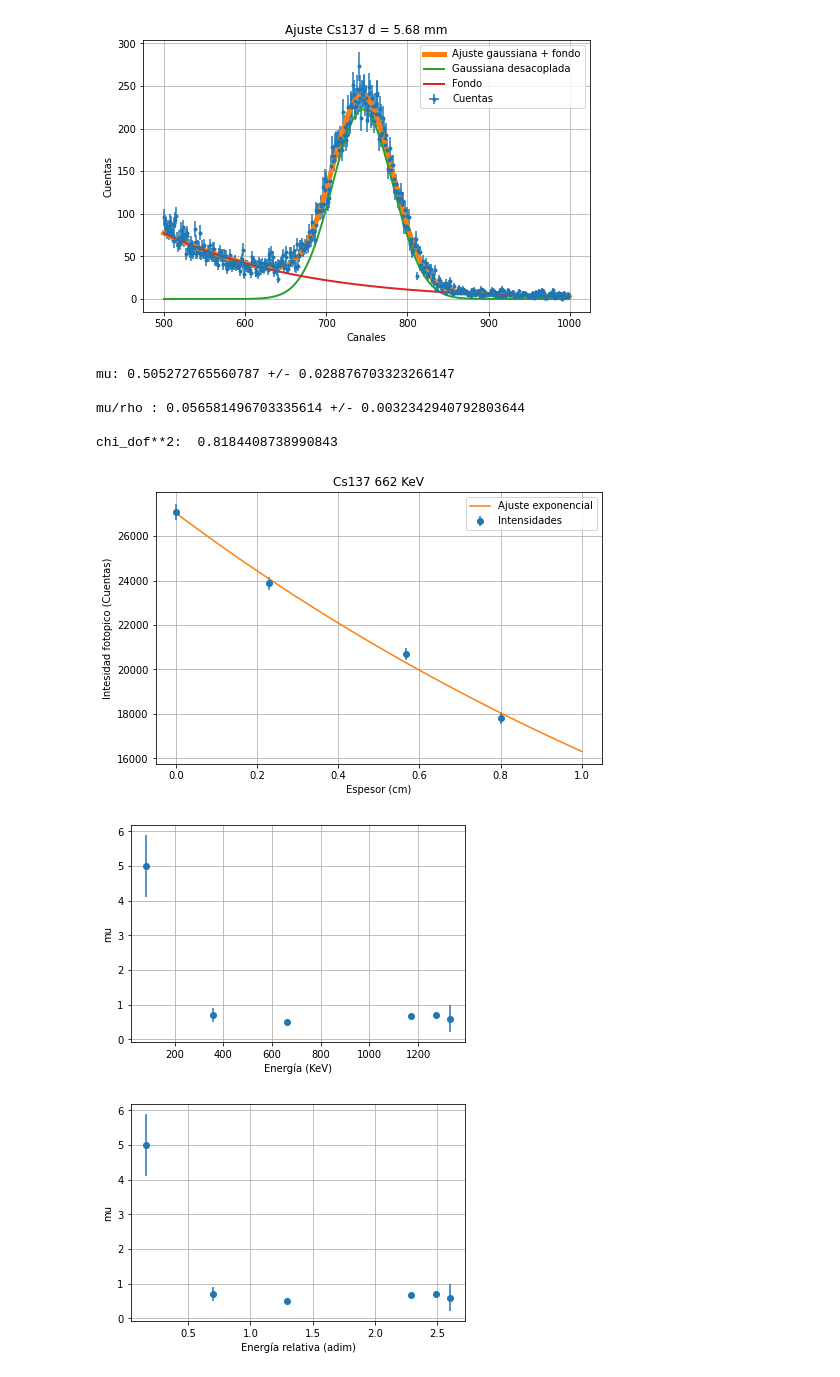
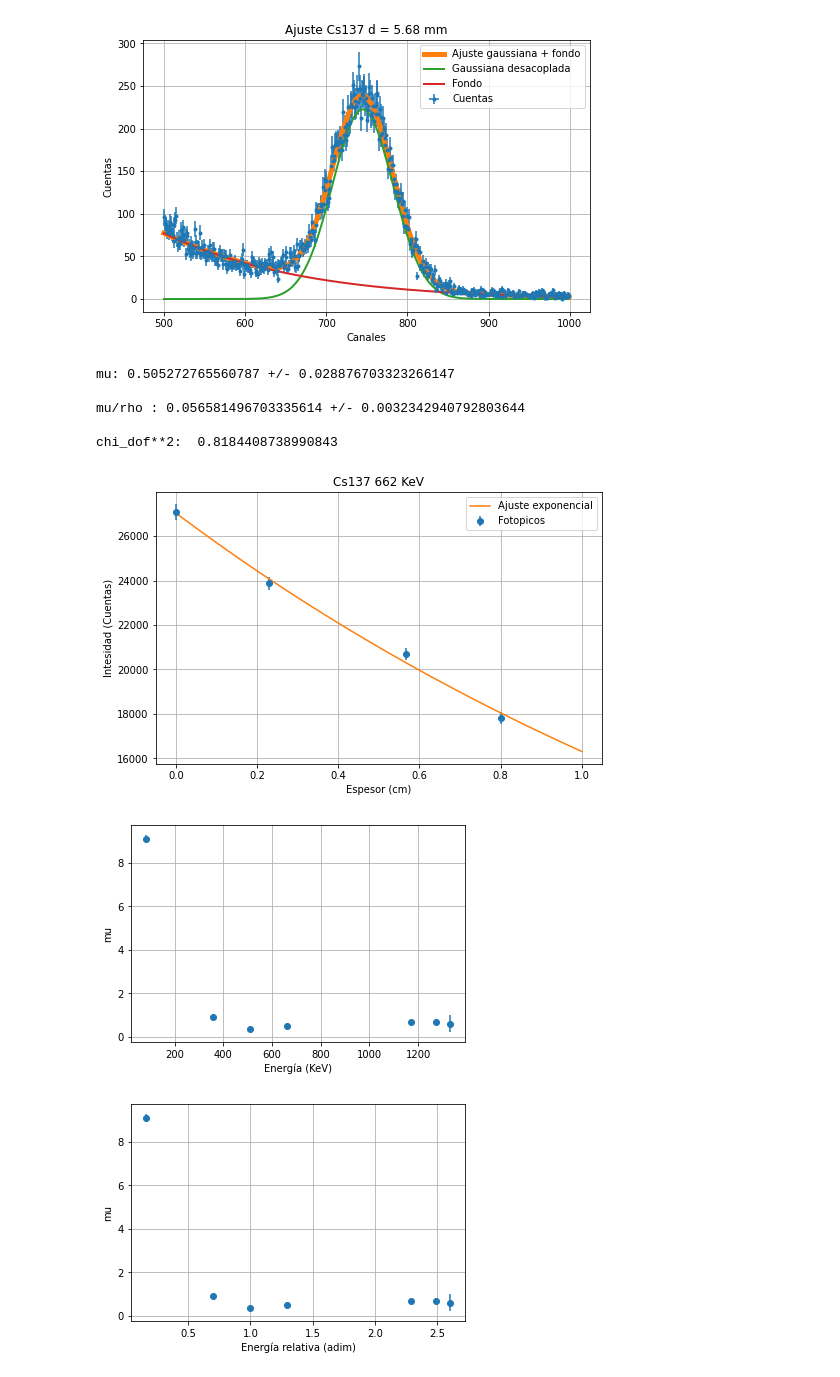
Before and after one commit to expe-cuanticos-2/Analisis_2021, a Jupyter notebook: GrupoB/01_Gamma/tp1_gamma_cui.ipynb, the cells around one changed output. Drawn from its saved outputs; the diff is of its cells as text; code cells hidden in the pictures.

```diff
--- a/GrupoB/01_Gamma/tp1_gamma_cui.ipynb
+++ b/GrupoB/01_Gamma/tp1_gamma_cui.ipynb
@@ -242,10 +242,10 @@ print("chi_dof**2: ", chi_red_dof,'\n')
 # grafico
 
 fig = plt.figure(figsize=(8,5))
-plt.errorbar(d_cs137,I_cs137, yerr = err_I_cs137, fmt = 'o', label='Intensidades')
+plt.errorbar(d_cs137,I_cs137, yerr = err_I_cs137, fmt = 'o', label='Fotopicos')
 plt.plot(d_cs137_cont, exp(fit_params,d_cs137_cont), label='Ajuste exponencial')
 plt.xlabel("Espesor (cm)")
-plt.ylabel("Intesidad fotopico (Cuentas)")
+plt.ylabel("Intesidad (Cuentas)")
 plt.title(r"Cs137 662 KeV")
 plt.grid()
 plt.legend()
@@ -256,28 +256,28 @@ mu: 0.505272765560787 +/- 0.028876703323266147
 mu/rho : 0.056581496703335614 +/- 0.0032342940792803644
 
 chi_dof**2:  0.8184408738990843
-[figure, old version]
+[figure, new version]
 # %%
 # valores de mu para las distintas fuentes reportados por todos los grupos
-mus=[5,0.7,0.51,0.66,0.7,0.6]
-errmus=[0.9,0.2,0.03,0.05,0.1,0.4]
-en=[81,356,662,1173,1275,1332]
+mus=[9.1,0.9,0.35,0.51,0.66,0.7,0.6]
+errmus=[0.2,0.1,0.03,0.03,0.05,0.1,0.4]
+en=[81,356,511,662,1173,1275,1332]
 k = [e/511 for e in en]     # energía adimensionalizada
 
 plt.errorbar(en,mus,errmus,fmt='o')
 plt.xlabel("Energía (KeV)")
 plt.ylabel("mu")
 plt.grid()
 plt.show()
 
 plt.errorbar(k,mus,errmus,fmt='o')
 plt.xlabel("Energía relativa (adim)")
 plt.ylabel("mu")
 plt.grid()
 plt.show()
 # %% [output]
-[figure, old version]
+[figure, new version]
-[figure, old version]
+[figure, new version]
 # %%
 # Funciones a ajustar
 
```
Also changed, not shown: parts of 2 cells of this notebook.
